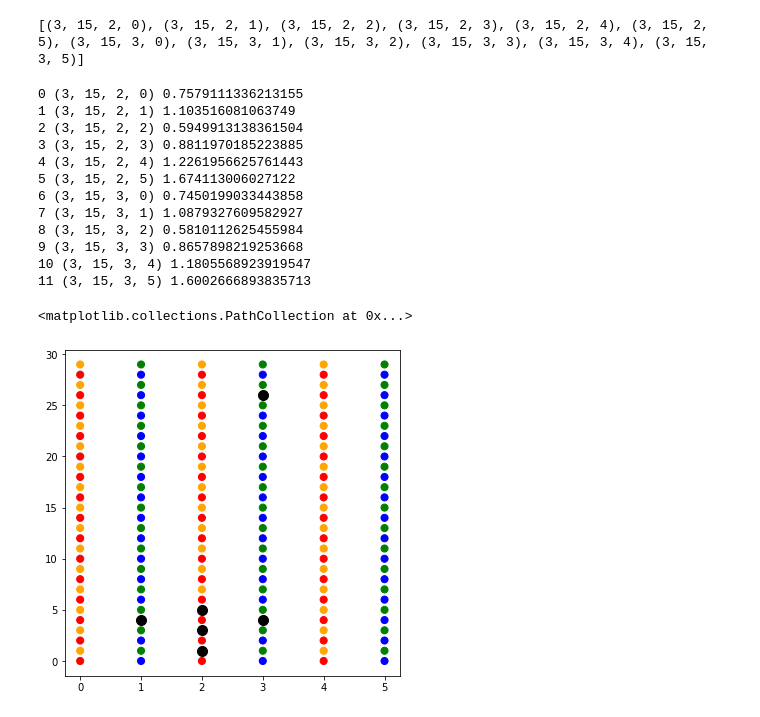
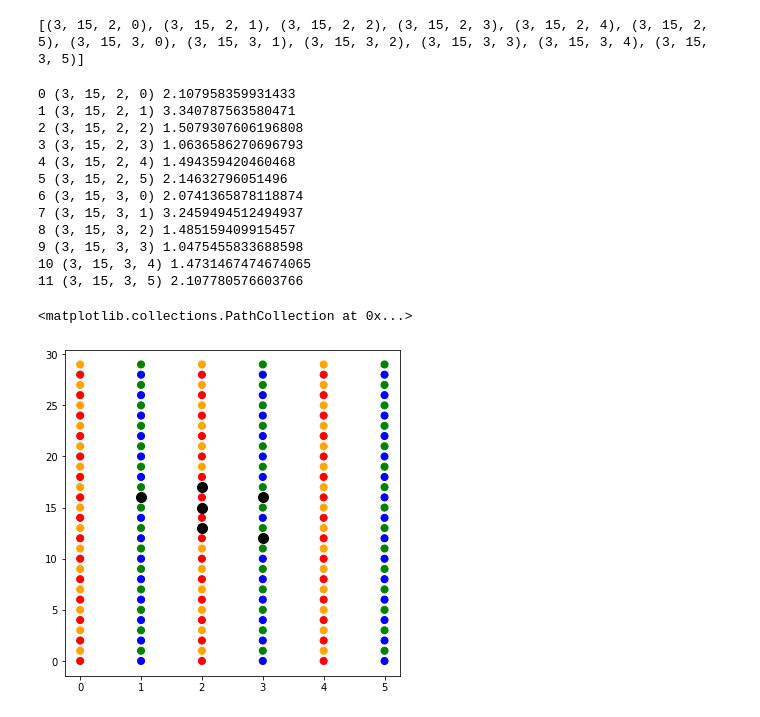
Before and after one commit to noahberthusen/qecc_routing, a Jupyter notebook: src_py/quasi-cyclic/quasi-cyclic.ipynb, the cells around one changed output. Drawn from its saved outputs; the diff is of its cells as text; code cells hidden in the pictures.

```diff
--- a/src_py/quasi-cyclic/quasi-cyclic.ipynb
+++ b/src_py/quasi-cyclic/quasi-cyclic.ipynb
@@ -36,7 +37,8 @@ code = codes[5]
 # code = [30,6,21,1,2,0,17,4] # [[360,8,12]] 0.9774
 # code = [30,6,27,5,4,3,11,22] # [[360,12,12]] 0.9774
 # code = [30,6,21,4,5,3,23,7] # [[360,8,12]] 0.9794
-code = [15,3,11,1,0,0,14,13]
+# code = [15,3,11,1,0,0,14,13]
+code = [15,3,11,2,0,0,11,13]
 # %%
 def cyclic_shift_matrix(l):
     arr = np.eye(l, dtype=int)
@@ -208,48 +210,58 @@ for c,code in enumerate(confirmed_codes):
     # plt.hist(bins[:-1], bins=bins, weights=counts/counts_weighter, label=f"{code}", alpha=0.7)
     # plt.legend()
 # %% [output]
-0 (3, 15, 2, 0) 0.7579111336213155
-1 (3, 15, 2, 1) 1.103516081063749
-2 (3, 15, 2, 2) 0.5949913138361504
-3 (3, 15, 2, 3) 0.8811970185223885
-4 (3, 15, 2, 4) 1.2261956625761443
-5 (3, 15, 2, 5) 1.674113006027122
-6 (3, 15, 3, 0) 0.7450199033443858
-7 (3, 15, 3, 1) 1.0879327609582927
-8 (3, 15, 3, 2) 0.5810112625455984
-9 (3, 15, 3, 3) 0.8657898219253668
-10 (3, 15, 3, 4) 1.1805568923919547
-11 (3, 15, 3, 5) 1.6002666893835713
+0 (3, 15, 2, 0) 2.107958359931433
+1 (3, 15, 2, 1) 3.340787563580471
+2 (3, 15, 2, 2) 1.5079307606196808
+3 (3, 15, 2, 3) 1.0636586270696793
+4 (3, 15, 2, 4) 1.494359420460468
+5 (3, 15, 2, 5) 2.14632796051496
+6 (3, 15, 3, 0) 2.0741365878118874
+7 (3, 15, 3, 1) 3.2459494512494937
+8 (3, 15, 3, 2) 1.485159409915457
+9 (3, 15, 3, 3) 1.0475455833688598
+10 (3, 15, 3, 4) 1.4731467474674065
+11 (3, 15, 3, 5) 2.107780576603766
 # %%
-lattice = embed_code(confirmed_codes[1], 0)
+lattice = embed_code(confirmed_codes[5], 0)
 
 colors = np.empty(lattice.shape, dtype=object)
 
 for i in range(lattice.shape[0]):
     for j in range(lattice.shape[1]):
         if lattice[i][j][0] == "x":
             colors[i][j] = "red"
         elif lattice[i][j][0] == "r":
             colors[i][j] = "orange"
         elif lattice[i][j][0] == "l":
             colors[i][j] = "blue"
         else:
             colors[i][j] = "green"
 
 qbts = np.array([None for i in range(2*m*ell)])
 for i in range(lattice.shape[0]):
     for j in range(lattice.shape[1]):
         if lattice[i][j][0] == "r" or lattice[i][j][0] == "l":
             qbts[int(lattice[i][j][1:])] = (i, j)
+x_checks = np.array([None for i in range(m*ell)])
+z_checks = np.array([None for i in range(m*ell)])
+
+for i in range(lattice.shape[0]):
+    for j in range(lattice.shape[1]):
+        if lattice[i][j][0] == "x":
+            x_checks[int(lattice[i][j][1:])] = (i, j)
+        elif lattice[i][j][0] == "z":
+            z_checks[int(lattice[i][j][1:])-(m*ell)] = (i, j)
+
 
 
 nodes = itertools.product(np.arange(lattice.shape[0]), np.arange(lattice.shape[1]))
 
-gen_qbts = qbts[np.where(Hx[8])[0]]
+gen_qbts = qbts[np.where(Hx[4])[0]]
 
 fig, ax = plt.subplots(1, 1, figsize=(6, 6))
 ax.scatter(*zip(*nodes), s=50, c=colors.flatten()) # vv qubits
 ax.scatter(*zip(*gen_qbts), s=100, c='k')
 # %% [output]
 <matplotlib.collections.PathCollection at 0x...>
-[figure, old version]
+[figure, new version]
```
Also changed, not shown: parts of 9 cells of this notebook, 8 other files.
